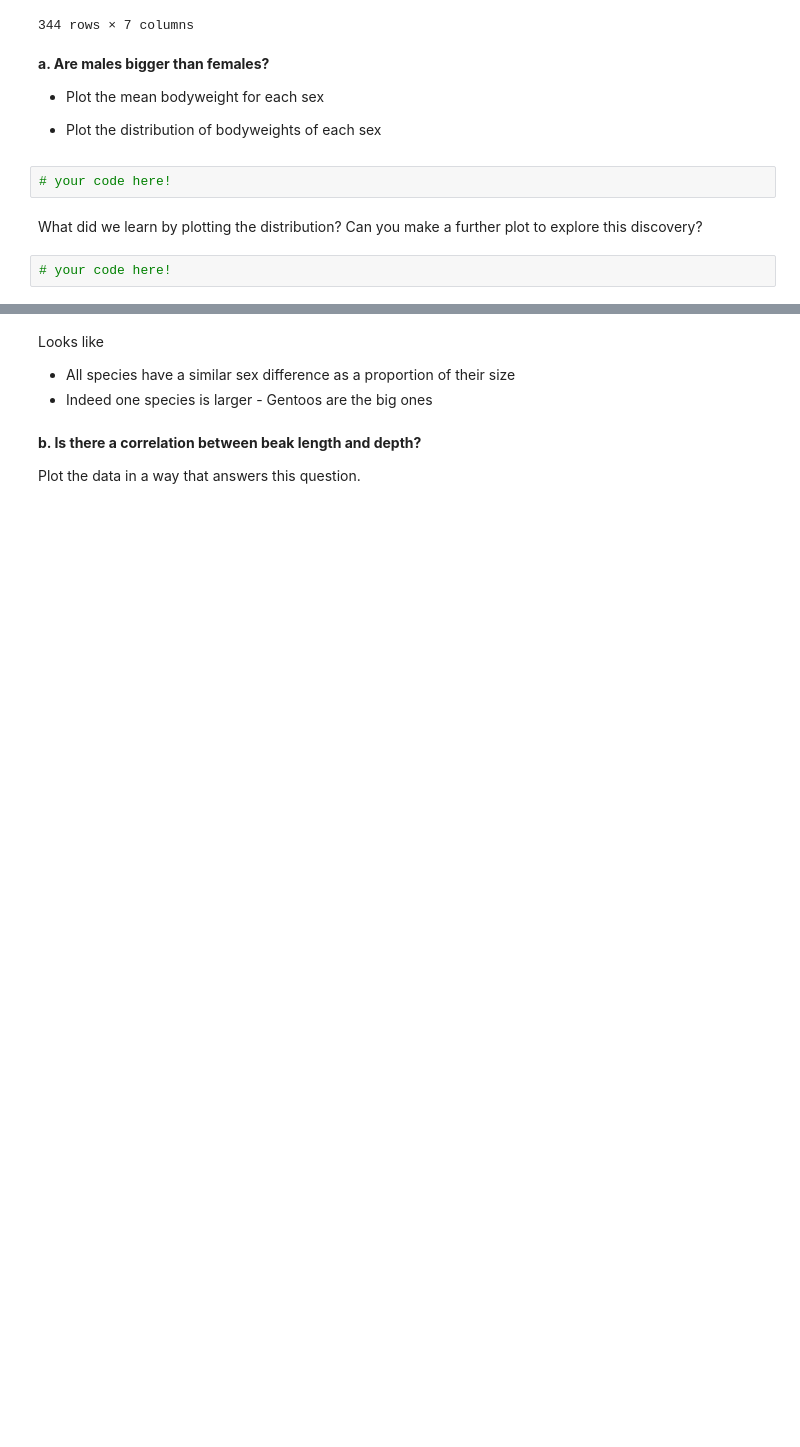
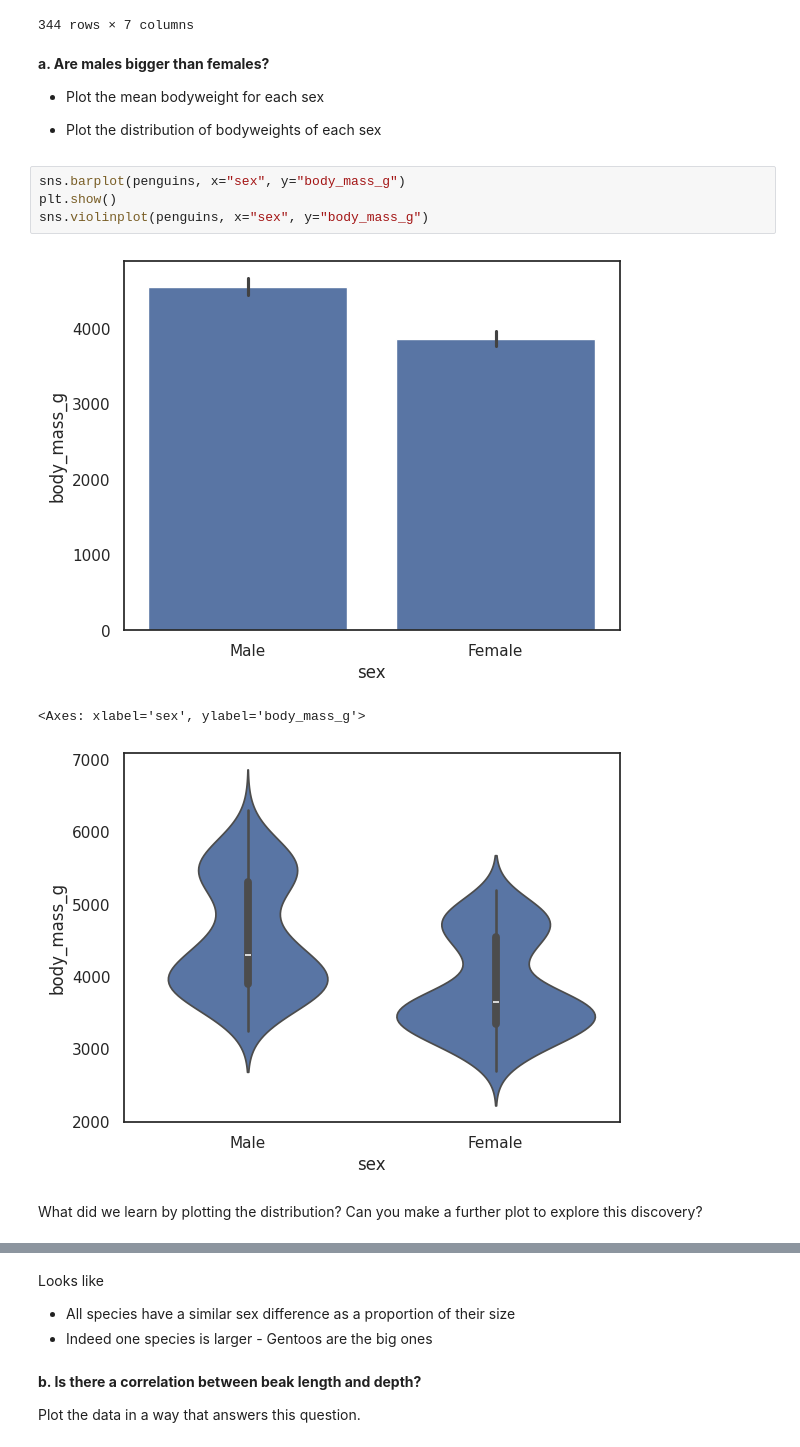
Before and after one commit to Tedodor423/bms-collab-notebooks, a Jupyter notebook: stats/1.2_DataVisualization/1.2.10_TutorialExercises.ipynb, the cells around one changed output, grey strips where cells are left out. Saved outputs shown, nothing was run; the diff lists cells and outputs as text; blank space fills up the shorter version.

```diff
--- a/stats/1.2_DataVisualization/1.2.10_TutorialExercises.ipynb
+++ b/stats/1.2_DataVisualization/1.2.10_TutorialExercises.ipynb
@@ -196,9 +198,13 @@ penguins
 * Plot the mean bodyweight for each sex
 
 * Plot the distribution of bodyweights of each sex
-# %%
-# your code here!
+# %%
+sns.barplot(penguins, x="sex", y="body_mass_g")
+plt.show()
+sns.violinplot(penguins, x="sex", y="body_mass_g")
+# %% [output]
+[figure, added]
+<Axes: xlabel='sex', ylabel='body_mass_g'>
+[figure, added]
 # %% [markdown]
 What did we learn by plotting the distribution? Can you make a further plot to explore this discovery?
-# %%
-# your code here!
```
Also changed, not shown: parts of 18 cells of this notebook.
